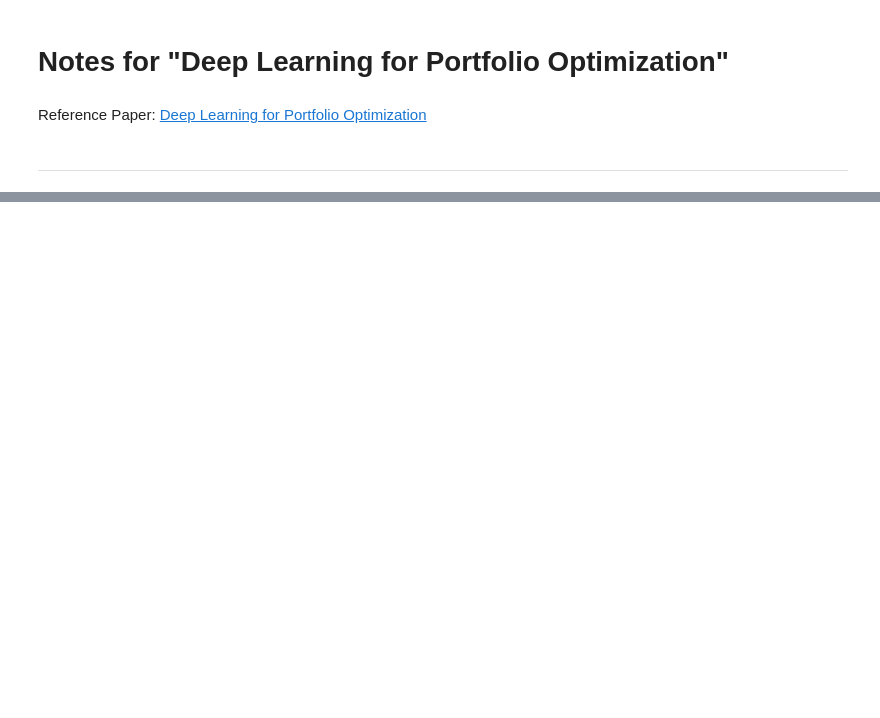
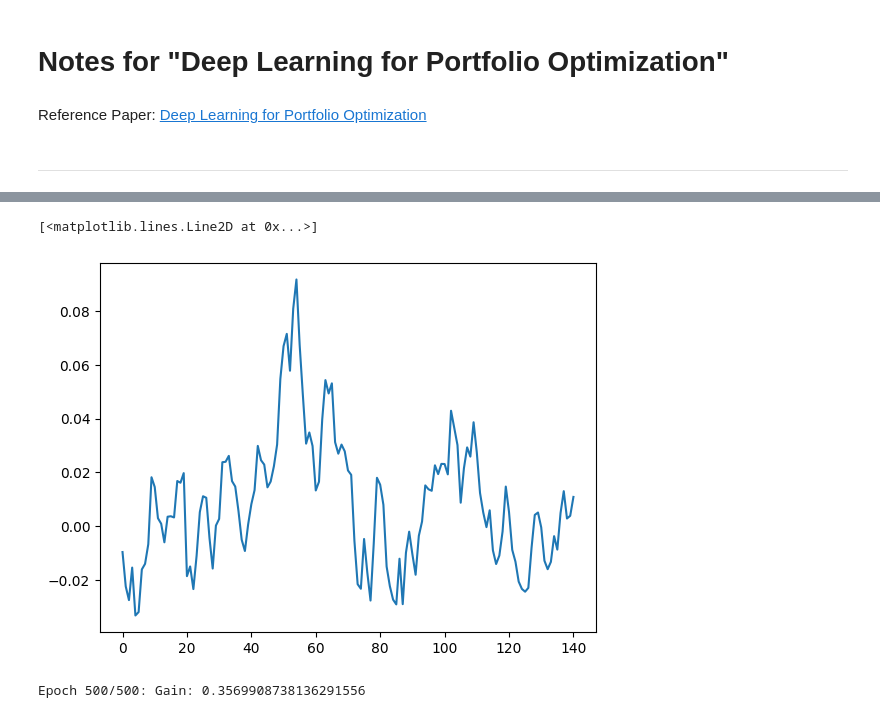
Before and after one commit to aungsias/Forays, a Jupyter notebook: 2. Portfolio Optimization/2. Deep Learning for Portoflio Optimization.ipynb, the cells around one changed output, grey strips where cells are left out. Saved outputs shown, nothing was run; the diff lists cells and outputs as text; code cells hidden in the pictures; blank space fills up the shorter version.

```diff
--- a/2. Portfolio Optimization/2. Deep Learning for Portoflio Optimization.ipynb
+++ b/2. Portfolio Optimization/2. Deep Learning for Portoflio Optimization.ipynb
@@ -252,3 +52,8 @@ lstm_target.shape
+# %%
+lookback=1
+
+lstm_input  = create_lstm_input(features, lookback)
+lstm_target = create_lstm_target(returns, lookback)
 # %%
 class PortfolioOptimizationNetwork(nn.Module):
     def __init__(self, input_dim, hidden_dim, output_dim):
@@ -349,0 +75,28 @@ Epoch 100/100, Loss: -1.9043278694152832
+# %%
+model = PortfolioOptimizationNetwork(input_dim, hidden_dim, output_dim)
+
+train_size = int(0.8 * len(lstm_input))
+
+train_input = lstm_input[:train_size]
+train_target = lstm_target[:train_size]
+
+test_input = lstm_input[train_size:]
+test_target = lstm_target[train_size:]
+
+train_input_torch = torch.tensor(train_input, dtype=torch.float32)
+train_target_torch = torch.tensor(train_target, dtype=torch.float32)
+
+test_input_torch = torch.tensor(test_input, dtype=torch.float32)
+test_target_torch = torch.tensor(test_target, dtype=torch.float32)
+
+optimizer = torch.optim.Adam(model.parameters(), maximize=True)
+epochs = 100
+
+for epoch in tqdm(range(epochs)):
+    model.train()
+    optimizer.zero_grad()
+    outputs = model(train_input_torch)
+    gain = objective(outputs, train_target_torch)
+    gain.backward()
+    optimizer.step()
+    print(f'{gain.item()}', end='\r')
@@ -349,0 +113,5 @@ Epoch 100/100, Loss: -1.9043278694152832
+# %%
+model.eval()
+test_in = torch.tensor(test_input, dtype=torch.float32)
+with torch.no_grad():
+    outputs = model(test_input_torch)
@@ -373,0 +162,5 @@ te
+# %%
+plt.plot((outputs * test_target).sum(dim=1).cumsum(dim=0))
+# %% [output]
+[<matplotlib.lines.Line2D at 0x...>]
+[figure, added]
@@ -373,0 +251,4 @@ te
+# %%
+po.train(epochs=500)
+# %% [output]
+Epoch 500/500: Gain: 0.3569908738136291556
```
Also changed, not shown: parts of 22 cells of this notebook.
